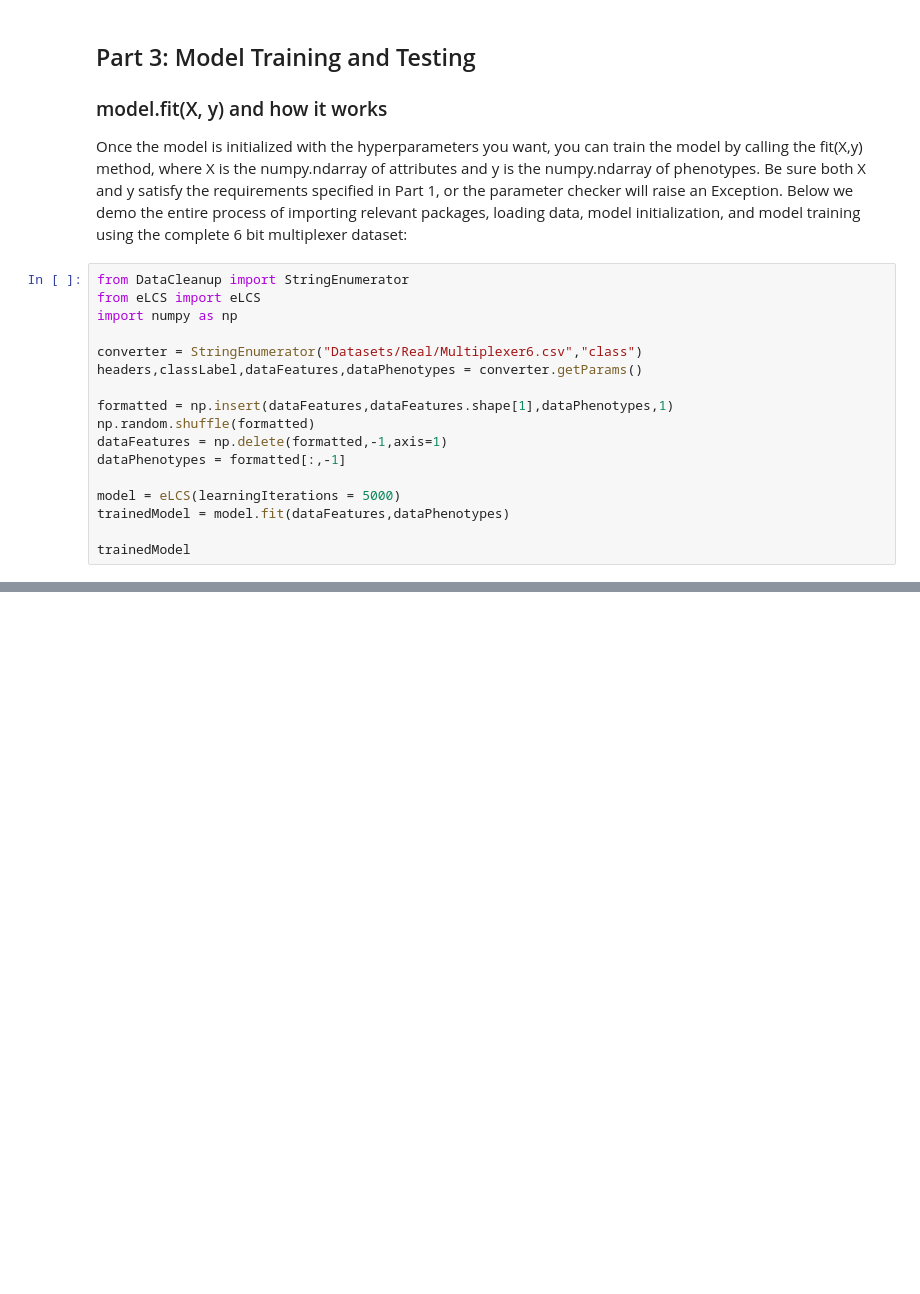
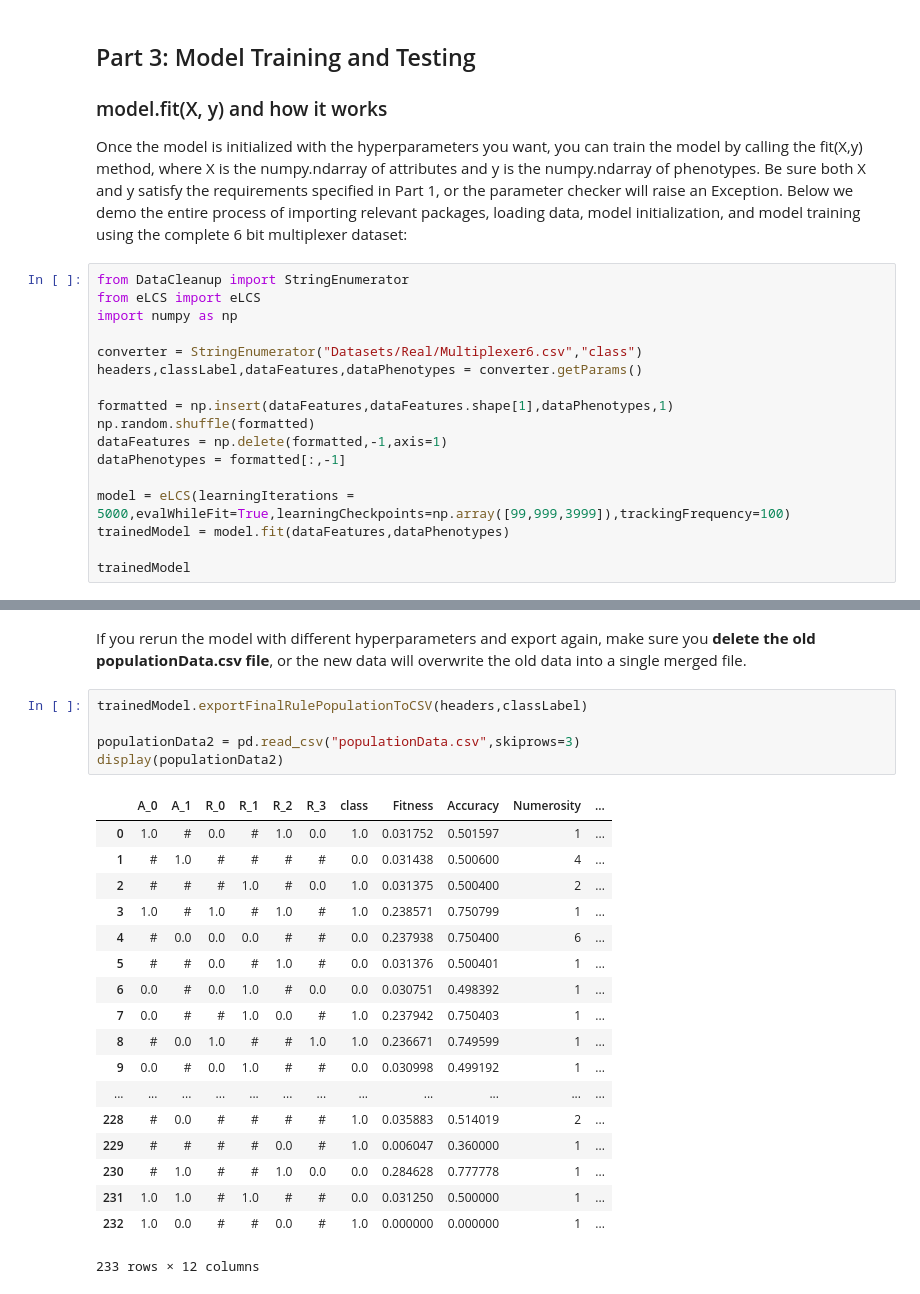
Before and after one commit to UrbsLab/scikit-eLCS, a Jupyter notebook: eLCS User Guide.ipynb, the cells around one changed output, grey strips where cells are left out. Drawn from its saved outputs; the diff is of its cells as text; blank space fills up the shorter version.

```diff
--- a/eLCS User Guide.ipynb
+++ b/eLCS User Guide.ipynb
@@ -362,7 +362,7 @@ np.random.shuffle(formatted)
 dataFeatures = np.delete(formatted,-1,axis=1)
 dataPhenotypes = formatted[:,-1]
 
-model = eLCS(learningIterations = 5000)
+model = eLCS(learningIterations = 5000,evalWhileFit=True,learningCheckpoints=np.array([99,999,3999]),trackingFrequency=100)
 trainedModel = model.fit(dataFeatures,dataPhenotypes)
 
 trainedModel
@@ -474,0 +647,26 @@ All of the aforementioned data is saved within an IterationRecord object, under
+# %% [markdown]
+If you rerun the model with different hyperparameters and export again, make sure you **delete the old populationData.csv file**, or the new data will overwrite the old data into a single merged file.
+# %%
+trainedModel.exportFinalRulePopulationToCSV(headers,classLabel)
+
+populationData2 = pd.read_csv("populationData.csv",skiprows=3)
+display(populationData2)
+# %% [output]
+|  | A_0 | A_1 | R_0 | R_1 | R_2 | R_3 | class | Fitness | Accuracy | Numerosity | ... |
+| 0 | 1.0 | # | 0.0 | # | 1.0 | 0.0 | 1.0 | 0.031752 | 0.501597 | 1 | ... |
+| 1 | # | 1.0 | # | # | # | # | 0.0 | 0.031438 | 0.500600 | 4 | ... |
+| 2 | # | # | # | 1.0 | # | 0.0 | 1.0 | 0.031375 | 0.500400 | 2 | ... |
+| 3 | 1.0 | # | 1.0 | # | 1.0 | # | 1.0 | 0.238571 | 0.750799 | 1 | ... |
+| 4 | # | 0.0 | 0.0 | 0.0 | # | # | 0.0 | 0.237938 | 0.750400 | 6 | ... |
+| 5 | # | # | 0.0 | # | 1.0 | # | 0.0 | 0.031376 | 0.500401 | 1 | ... |
+| 6 | 0.0 | # | 0.0 | 1.0 | # | 0.0 | 0.0 | 0.030751 | 0.498392 | 1 | ... |
+| 7 | 0.0 | # | # | 1.0 | 0.0 | # | 1.0 | 0.237942 | 0.750403 | 1 | ... |
+| 8 | # | 0.0 | 1.0 | # | # | 1.0 | 1.0 | 0.236671 | 0.749599 | 1 | ... |
+| 9 | 0.0 | # | 0.0 | 1.0 | # | # | 0.0 | 0.030998 | 0.499192 | 1 | ... |
+| ... | ... | ... | ... | ... | ... | ... | ... | ... | ... | ... | ... |
+| 228 | # | 0.0 | # | # | # | # | 1.0 | 0.035883 | 0.514019 | 2 | ... |
+| 229 | # | # | # | # | 0.0 | # | 1.0 | 0.006047 | 0.360000 | 1 | ... |
+| 230 | # | 1.0 | # | # | 1.0 | 0.0 | 0.0 | 0.284628 | 0.777778 | 1 | ... |
+| 231 | 1.0 | 1.0 | # | 1.0 | # | # | 0.0 | 0.031250 | 0.500000 | 1 | ... |
+| 232 | 1.0 | 0.0 | # | # | 0.0 | # | 1.0 | 0.000000 | 0.000000 | 1 | ... |
+233 rows × 12 columns
```
Also changed, not shown: parts of 32 cells of this notebook, 3 other files.
